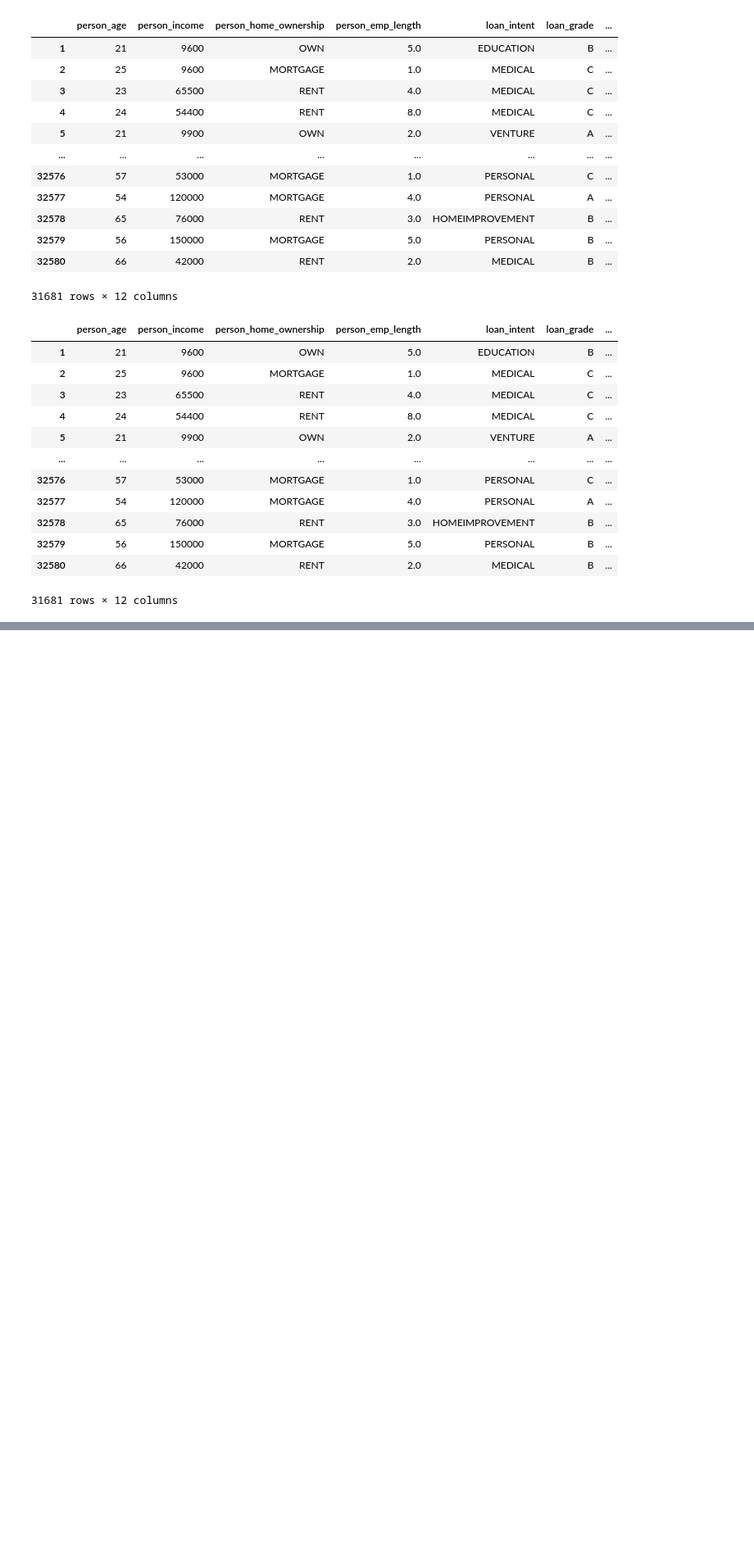
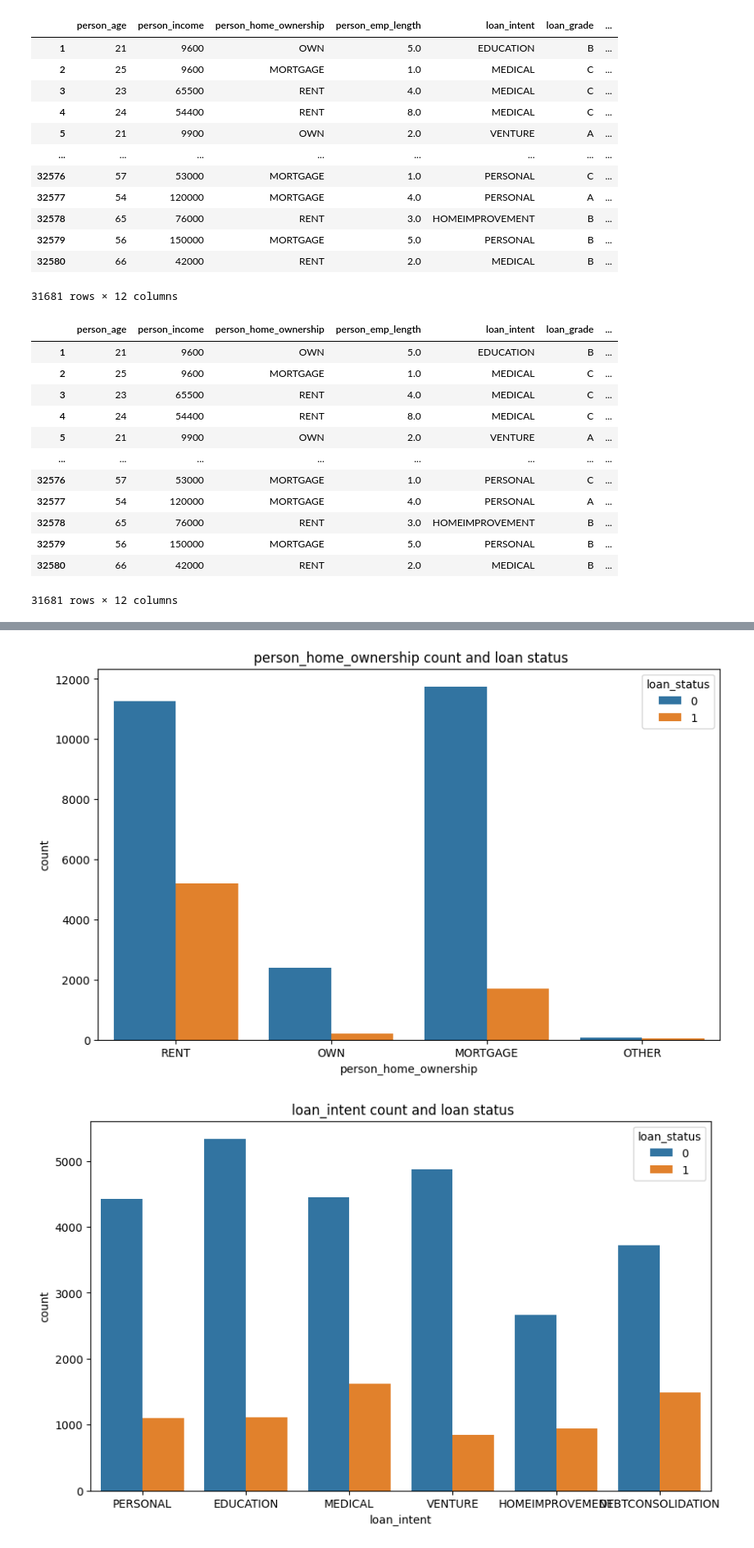
Before and after one commit to finnwethall/credit_report, a Jupyter notebook: CreditReport.ipynb, the cells around one changed output, grey strips where cells are left out. Shown at 82% size. Drawn from its saved outputs; the diff is of its cells as text; code cells hidden in the pictures; blank space fills up the shorter version.

```diff
--- a/CreditReport.ipynb
+++ b/CreditReport.ipynb
@@ -130,0 +176,14 @@ The `ci` parameter is deprecated. Use `errorbar=None` for the same effect.
+# %%
+df.groupby('loan_grade')['loan_amnt'].mean()
+
+
+for col in category_cols:
+
+    plt.figure(figsize=(10, 6))
+
+    sns.countplot(data=df, x=col, hue='loan_status')
+    plt.title(f' {col} count and loan status')
+    plt.show()
+# %% [output]
+[figure, added]
+[figure, added]
```
Also changed, not shown: parts of 5 cells of this notebook.
